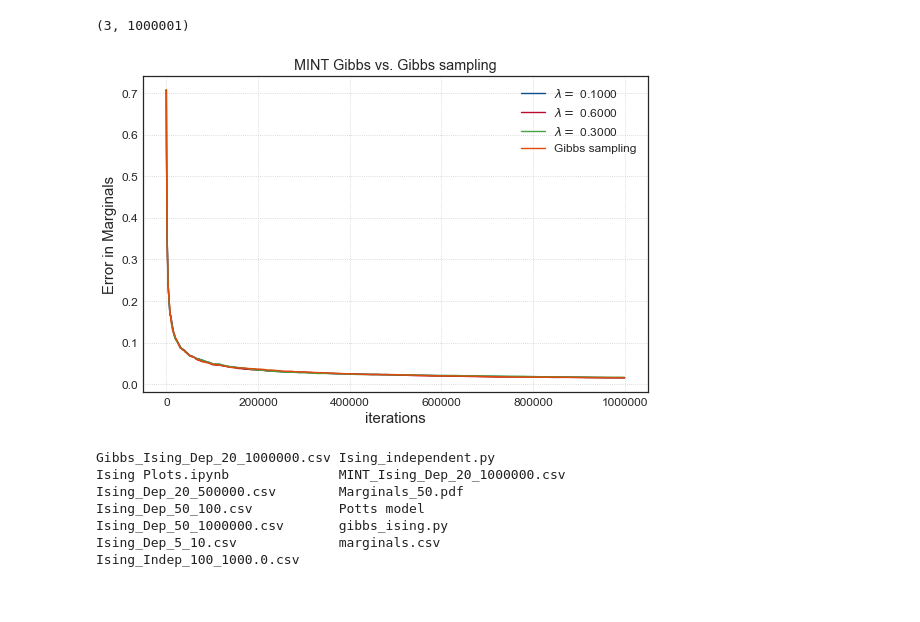
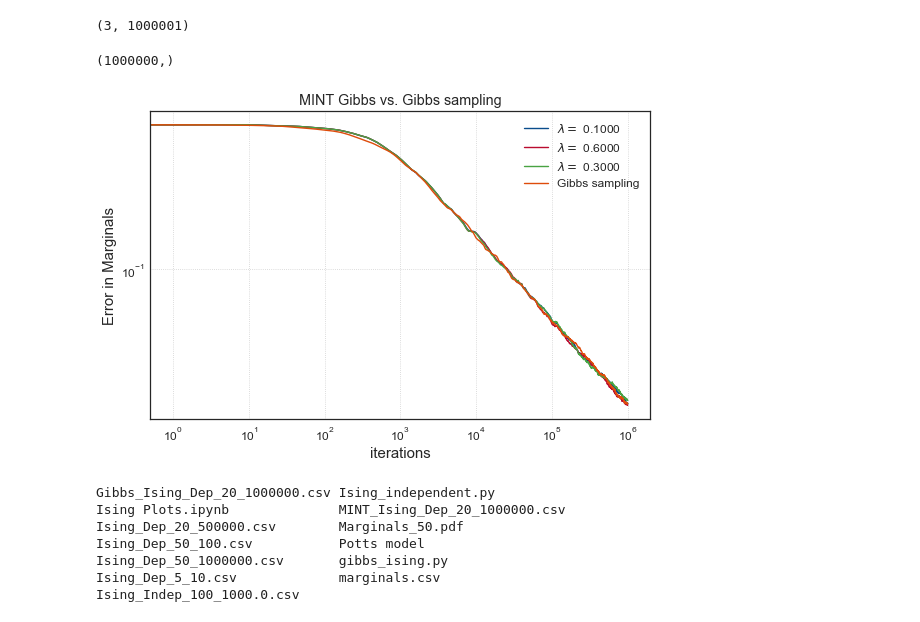
Before and after one commit to vincent6606/Mini_batched_Gibbs, a Jupyter notebook: Ising Plots.ipynb, the cells around one changed output. Drawn from its saved outputs; the diff is of its cells as text; code cells hidden in the pictures.

```diff
--- a/Ising Plots.ipynb
+++ b/Ising Plots.ipynb
@@ -19,32 +19,40 @@ error.shape
 (3, 1000001)
 # %%
 gibbs = np.genfromtxt('Gibbs_Ising_Dep_20_1000000.csv',delimiter=',')
+# %%
+x =  np.arange(0, 1000000, 1)
+# %%
+line.shape
+# %% [output]
+(1000000,)
 # %%
 import matplotlib.lines as lines
 
 
 with sns.axes_style("white"):
     fig = plt.figure(figsize=(8, 5.5))
     ax  = fig.add_subplot(111)
-
+    plt.yscale('log')
+    plt.xscale('log')
     for i in range(error.shape[0]):
         line = error[i,1:]
-        plt.plot(line,color=flatui[i],label="$\lambda = $ {0:.4f}".format(error[i,0]))
+        plt.plot(x,line,color=flatui[i],label="$\lambda = $ {0:.4f}".format(error[i,0]))
+#         plt.ylim([0.05,1])
     for i in range(1):
         gline = gibbs[0,1:]
-        plt.plot(gline,color=flatui[i+4],label="Gibbs sampling".format(i))
-
+        plt.plot(x,gline,color=flatui[i+4],label="Gibbs sampling".format(i))
+#         plt.ylim([0.05,1])
     plt.xlabel("iterations", size=15)
     plt.ylabel("Error in Marginals", size=15)
     plt.title('MINT Gibbs vs. Gibbs sampling')
     plt.legend(loc='upper right')
     plt.grid(linestyle='dotted')
     plt.tight_layout(pad=1, w_pad=1, h_pad=1)
 
     plt.savefig("Marginals_{}.pdf".format('50'), bbox_inches='tight')
     plt.show()
 # %% [output]
-[figure, old version]
+[figure, new version]
 # %%
 !ls
 # %% [output]
```
Also changed, not shown: parts of 8 cells of this notebook, 14 other files.
